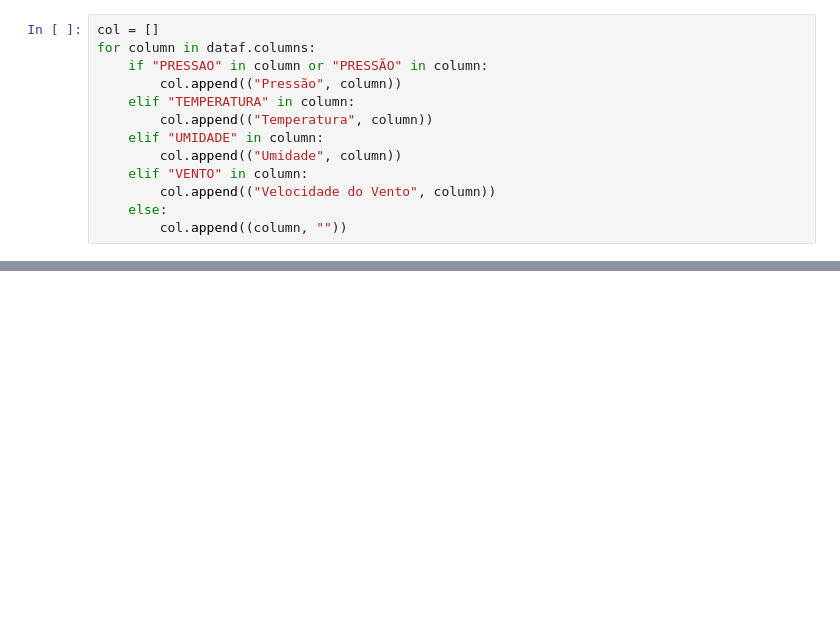
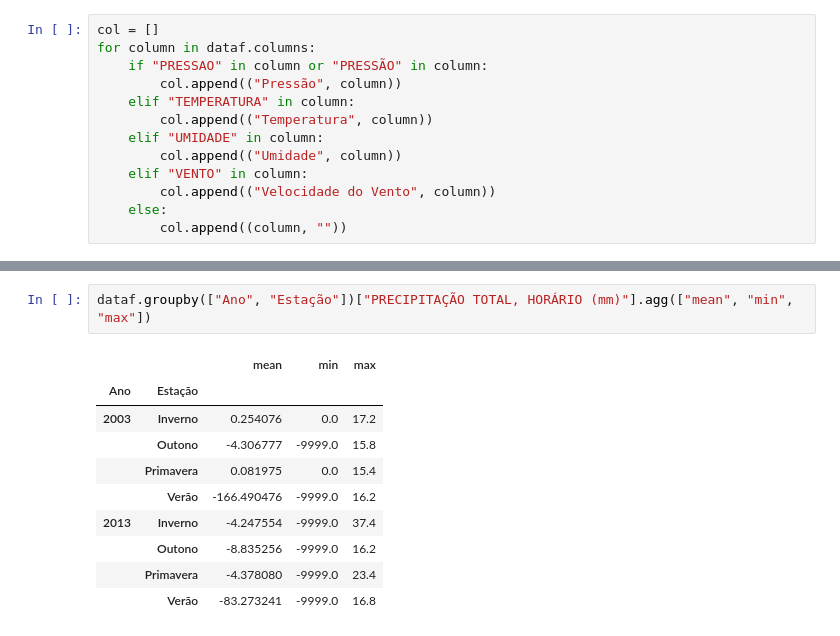
Before and after one commit to brenndol/Trilha_PythonRESTIC18, a Jupyter notebook: P007/maceio.ipynb, the cells around one changed output, grey strips where cells are left out. Cells and saved outputs as stored; diff of their text form; blank space fills up the shorter version.

```diff
--- a/P007/maceio.ipynb
+++ b/P007/maceio.ipynb
@@ -181,0 +175,13 @@ print(comparison_seasons)
+# %%
+dataf.groupby(["Ano", "Estação"])["PRECIPITAÇÃO TOTAL, HORÁRIO (mm)"].agg(["mean", "min", "max"])
+# %% [output]
+|  |  | mean | min | max |
+| Ano | Estação |  |  |  |
+| 2003 | Inverno | 0.254076 | 0.0 | 17.2 |
+|  | Outono | -4.306777 | -9999.0 | 15.8 |
+|  | Primavera | 0.081975 | 0.0 | 15.4 |
+|  | Verão | -166.490476 | -9999.0 | 16.2 |
+| 2013 | Inverno | -4.247554 | -9999.0 | 37.4 |
+|  | Outono | -8.835256 | -9999.0 | 16.2 |
+|  | Primavera | -4.378080 | -9999.0 | 23.4 |
+|  | Verão | -83.273241 | -9999.0 | 16.8 |
```
Also changed, not shown: parts of 14 cells of this notebook, 4 other files.
